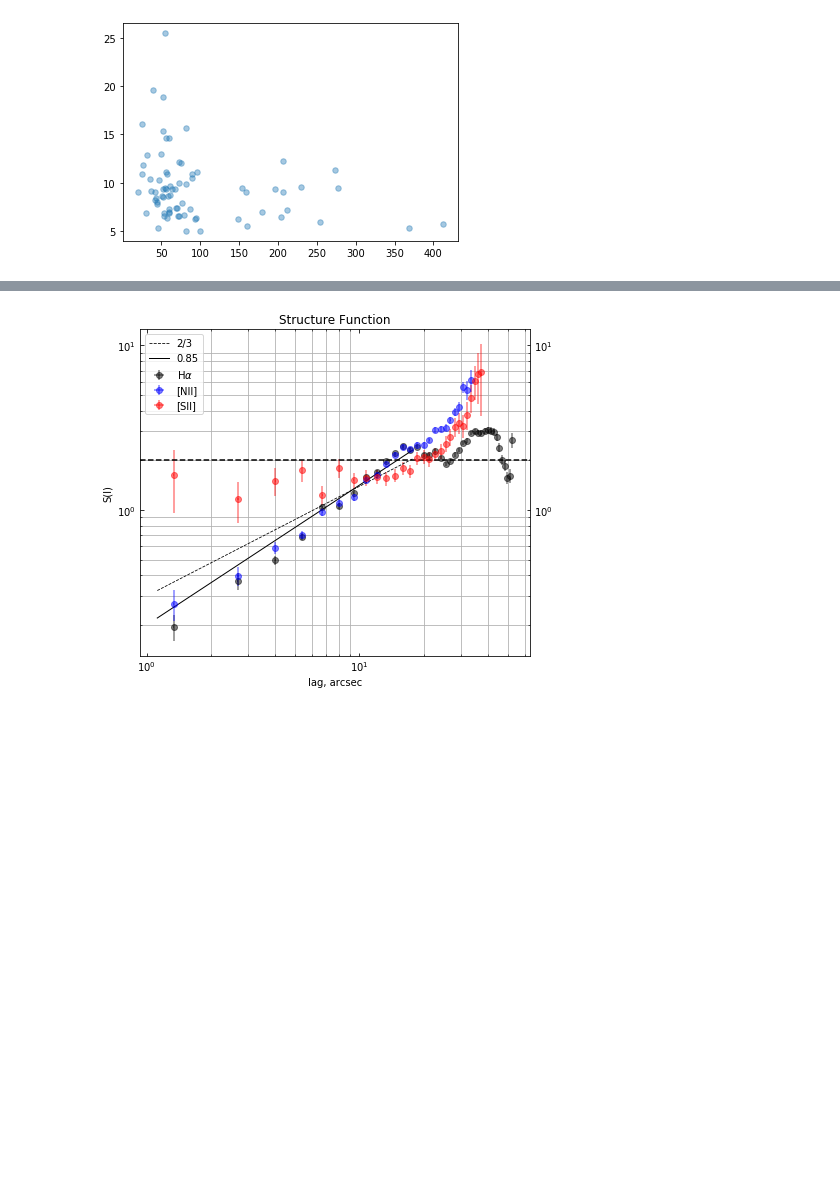
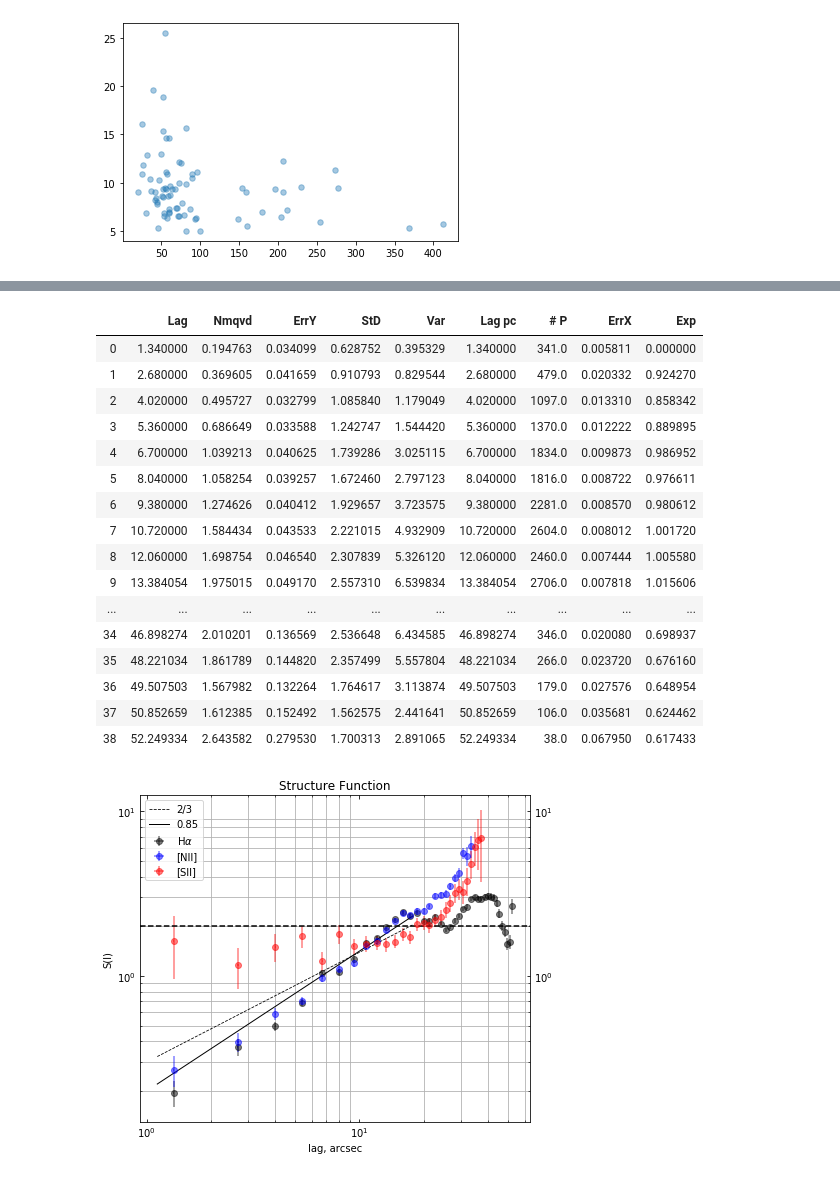
Before and after one commit to will-henney/JavGVastro-PhD, a Jupyter notebook: 595.ipynb, the cells around one changed output, grey strips where cells are left out. Saved outputs shown, nothing was run; the diff lists cells and outputs as text; code cells hidden in the pictures; blank space fills up the shorter version.

```diff
--- a/595.ipynb
+++ b/595.ipynb
@@ -647,3 +665,23 @@ plt.grid(which='minor')
+# %%
+sfn_h2
+# %% [output]
+|  | Lag | Nmqvd | ErrY | StD | Var | Lag pc | # P | ErrX | Exp |
+| 0 | 1.340000 | 0.194763 | 0.034099 | 0.628752 | 0.395329 | 1.340000 | 341.0 | 0.005811 | 0.000000 |
+| 1 | 2.680000 | 0.369605 | 0.041659 | 0.910793 | 0.829544 | 2.680000 | 479.0 | 0.020332 | 0.924270 |
+| 2 | 4.020000 | 0.495727 | 0.032799 | 1.085840 | 1.179049 | 4.020000 | 1097.0 | 0.013310 | 0.858342 |
+| 3 | 5.360000 | 0.686649 | 0.033588 | 1.242747 | 1.544420 | 5.360000 | 1370.0 | 0.012222 | 0.889895 |
+| 4 | 6.700000 | 1.039213 | 0.040625 | 1.739286 | 3.025115 | 6.700000 | 1834.0 | 0.009873 | 0.986952 |
+| 5 | 8.040000 | 1.058254 | 0.039257 | 1.672460 | 2.797123 | 8.040000 | 1816.0 | 0.008722 | 0.976611 |
+| 6 | 9.380000 | 1.274626 | 0.040412 | 1.929657 | 3.723575 | 9.380000 | 2281.0 | 0.008570 | 0.980612 |
+| 7 | 10.720000 | 1.584434 | 0.043533 | 2.221015 | 4.932909 | 10.720000 | 2604.0 | 0.008012 | 1.001720 |
+| 8 | 12.060000 | 1.698754 | 0.046540 | 2.307839 | 5.326120 | 12.060000 | 2460.0 | 0.007444 | 1.005580 |
+| 9 | 13.384054 | 1.975015 | 0.049170 | 2.557310 | 6.539834 | 13.384054 | 2706.0 | 0.007818 | 1.015606 |
+| ... | ... | ... | ... | ... | ... | ... | ... | ... | ... |
+| 34 | 46.898274 | 2.010201 | 0.136569 | 2.536648 | 6.434585 | 46.898274 | 346.0 | 0.020080 | 0.698937 |
+| 35 | 48.221034 | 1.861789 | 0.144820 | 2.357499 | 5.557804 | 48.221034 | 266.0 | 0.023720 | 0.676160 |
+| 36 | 49.507503 | 1.567982 | 0.132264 | 1.764617 | 3.113874 | 49.507503 | 179.0 | 0.027576 | 0.648954 |
+| 37 | 50.852659 | 1.612385 | 0.152492 | 1.562575 | 2.441641 | 50.852659 | 106.0 | 0.035681 | 0.624462 |
+| 38 | 52.249334 | 2.643582 | 0.279530 | 1.700313 | 2.891065 | 52.249334 | 38.0 | 0.067950 | 0.617433 |
 # %%
 fig, ax=plt.subplots(figsize=(7,6))
 ax.errorbar(sfn_h2['Lag'],sfn_h2['Nmqvd'],xerr=sfn_h2.ErrX,yerr=sfn_h2.ErrY, fmt="o",color='k', ecolor='k', alpha=0.5, label=r'H$\alpha$')
```
Also changed, not shown: parts of 2 cells of this notebook, 3 other files.
